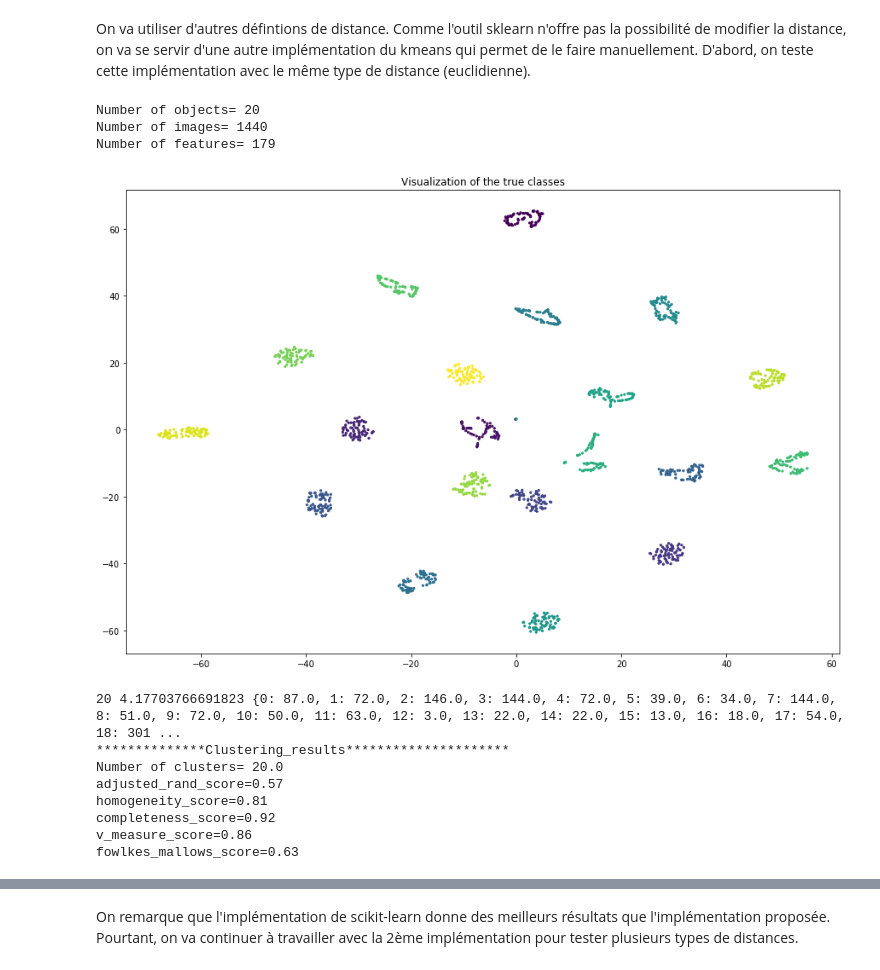
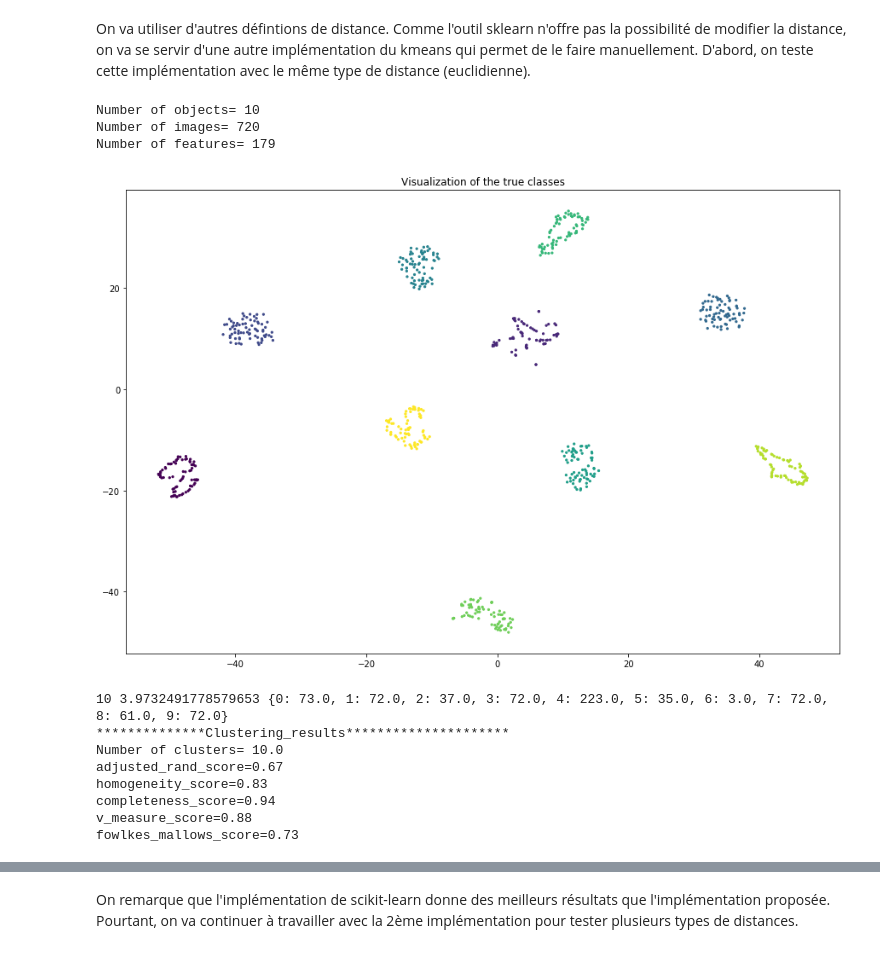
Before and after one commit to FirasAzzouz/Projet-S8, a Jupyter notebook: Clustering_et_résultats_2.ipynb, the cells around one changed output, grey strips where cells are left out. Saved outputs shown, nothing was run; the diff lists cells and outputs as text; code cells hidden in the pictures.

```diff
--- a/Clustering_et_résultats_2.ipynb
+++ b/Clustering_et_résultats_2.ipynb
@@ -134,7 +134,7 @@ from KMeansClustering import kmeans_pp
 if __name__ == '__main__':
 #   Parameters defintion:
     n1=1 # First image (included)
-    n2=21 # Last image (excluded)
+    n2=11 # Last image (excluded)
     n_img=72 # number of images per object
     n_clusters_=n2-n1 # number of objects
     color_space='hsv'
@@ -190,41 +190,41 @@ if __name__ == '__main__':
     X_norm = StandardScaler().fit_transform(X_all)
     X_embedded = TSNE(n_components=2).fit_transform(X_norm)
 
     plt.figure(figsize=(15,10))
     plt.scatter(X_embedded[:,0],X_embedded[:,1],c=classes_true,s=5)
     plt.title("Visualization of the true classes")
     plt.show()
     print("\n")
 
     # ********************Clustering************************
     # Distance choice: euclidean, ...
     classes=kmeans_pp(X_norm,n_clusters_,"euclidean")
 
 
     print("**************Clustering_results*********************")
     print("Number of clusters= "+str(max(classes)+1))
     print('adjusted_rand_score=%0.2f' % metrics.adjusted_rand_score(classes_true,classes))
     print('homogeneity_score=%0.2f' % metrics.homogeneity_score(classes_true,classes))
     print('completeness_score=%0.2f' % metrics.completeness_score(classes_true,classes))
     print('v_measure_score=%0.2f' % metrics.v_measure_score(classes_true,classes))
     print('fowlkes_mallows_score=%0.2f' % metrics.fowlkes_mallows_score(classes_true,classes))
 
     # ************Visualization_after_clustering******************
     plt.figure(figsize=(15,10))
     plt.scatter(X_embedded[:,0],X_embedded[:,1],c=classes,s=5)
     plt.title("Visualization of the clusters")
     plt.show()
     print("\n")
 # %% [output]
-Number of objects= 20
-Number of images= 1440
+Number of objects= 10
+Number of images= 720
 Number of features= 179
-[figure, old version]
+[figure, new version]
-20 4.17703766691823 {0: 87.0, 1: 72.0, 2: 146.0, 3: 144.0, 4: 72.0, 5: 39.0, 6: 34.0, 7: 144.0, 8: 51.0, 9: 72.0, 10: 50.0, 11: 63.0, 12: 3.0, 13: 22.0, 14: 22.0, 15: 13.0, 16: 18.0, 17: 54.0, 18: 301 ...
+10 3.9732491778579653 {0: 73.0, 1: 72.0, 2: 37.0, 3: 72.0, 4: 223.0, 5: 35.0, 6: 3.0, 7: 72.0, 8: 61.0, 9: 72.0}
 **************Clustering_results*********************
-Number of clusters= 20.0
-adjusted_rand_score=0.57
-homogeneity_score=0.81
-completeness_score=0.92
-v_measure_score=0.86
-fowlkes_mallows_score=0.63
+Number of clusters= 10.0
+adjusted_rand_score=0.67
+homogeneity_score=0.83
+completeness_score=0.94
+v_measure_score=0.88
+fowlkes_mallows_score=0.73
```
Also changed, not shown: parts of 1 cell of this notebook.
